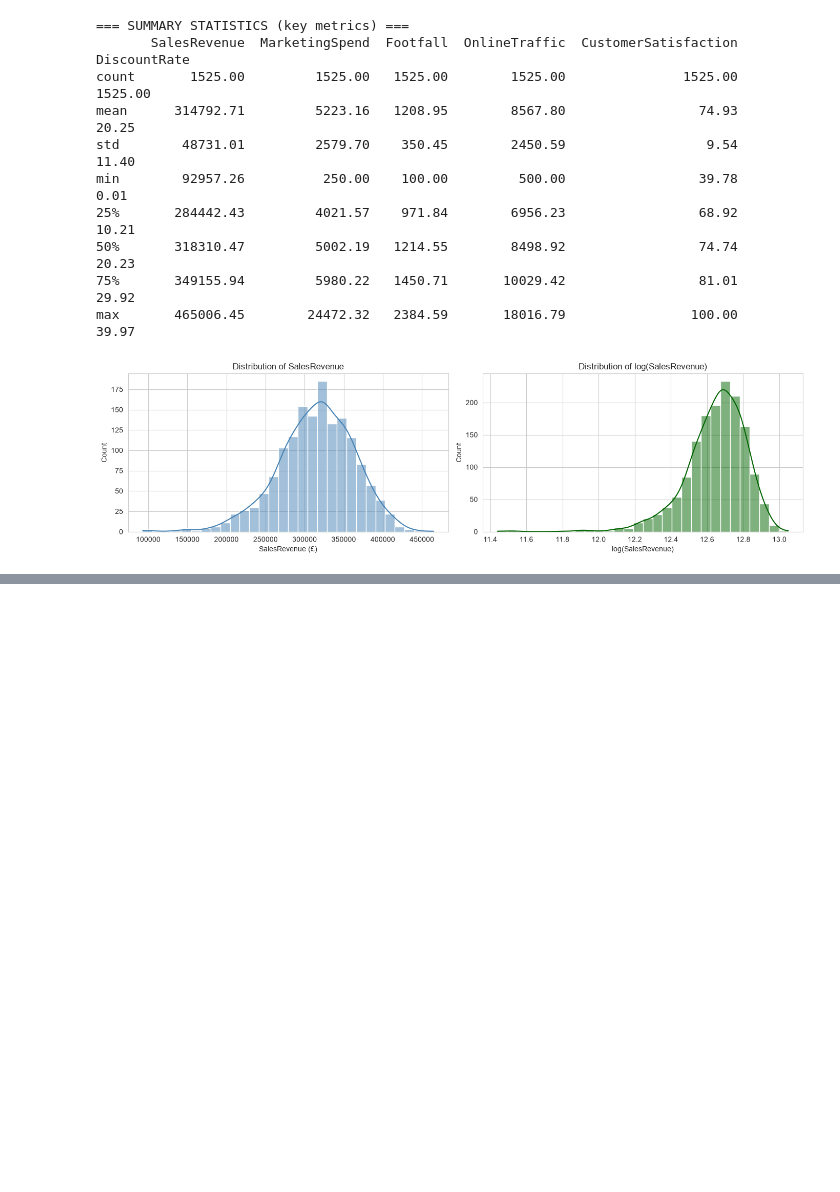
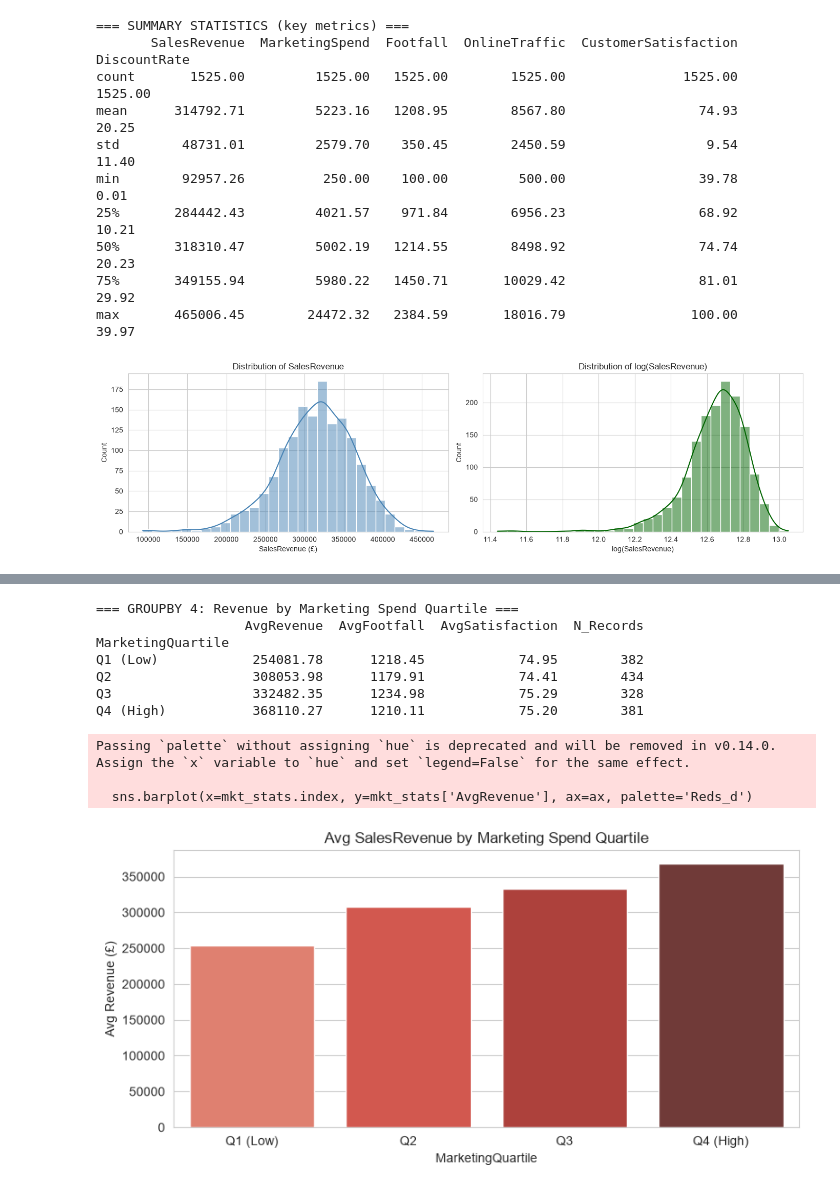
Before and after one commit to kieronisME/Research-Analytics-CA, a Jupyter notebook: main.ipynb, the cells around one changed output, grey strips where cells are left out. Cells and saved outputs as stored; diff of their text form; code cells hidden in the pictures; blank space fills up the shorter version.

```diff
--- a/main.ipynb
+++ b/main.ipynb
@@ -247,0 +342,33 @@ max       465006.45        24472.32   2384.59       18016.79                100.
+# %%
+retail_clean['MarketingQuartile'] = pd.qcut(
+    retail_clean['MarketingSpend'], q=4,
+    labels=['Q1 (Low)','Q2','Q3','Q4 (High)']
+)
+
+mkt_stats = retail_clean.groupby('MarketingQuartile', observed=True).agg(
+    AvgRevenue=('SalesRevenue','mean'),
+    AvgFootfall=('Footfall','mean'),
+    AvgSatisfaction=('CustomerSatisfaction','mean'),
+    N_Records=('SalesRevenue','count')
+).round(2)
+
+print("=== GROUPBY 4: Revenue by Marketing Spend Quartile ===")
+print(mkt_stats)
+
+fig, ax = plt.subplots(figsize=(8,4))
+sns.barplot(x=mkt_stats.index, y=mkt_stats['AvgRevenue'], ax=ax, palette='Reds_d')
+ax.set_title('Avg SalesRevenue by Marketing Spend Quartile')
+ax.set_ylabel('Avg Revenue (£)')
+plt.tight_layout(); plt.show()
+# %% [output]
+=== GROUPBY 4: Revenue by Marketing Spend Quartile ===
+                   AvgRevenue  AvgFootfall  AvgSatisfaction  N_Records
+MarketingQuartile
+Q1 (Low)            254081.78      1218.45            74.95        382
+Q2                  308053.98      1179.91            74.41        434
+Q3                  332482.35      1234.98            75.29        328
+Q4 (High)           368110.27      1210.11            75.20        381
+Passing `palette` without assigning `hue` is deprecated and will be removed in v0.14.0. Assign the `x` variable to `hue` and set `legend=False` for the same effect.
+
+  sns.barplot(x=mkt_stats.index, y=mkt_stats['AvgRevenue'], ax=ax, palette='Reds_d')
+[figure, added]
```
Also changed, not shown: parts of 8 cells of this notebook.
